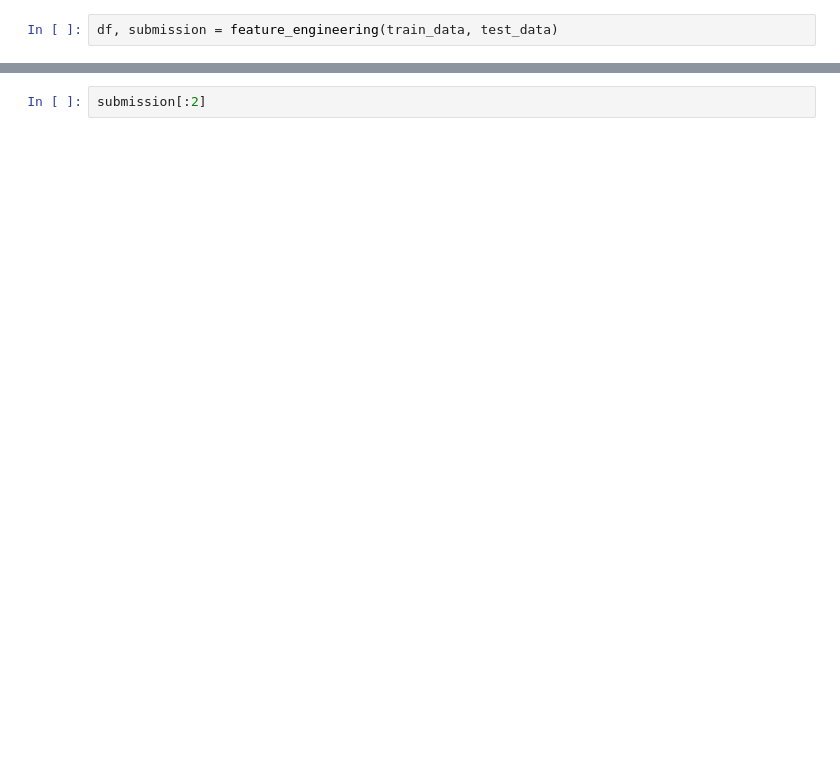
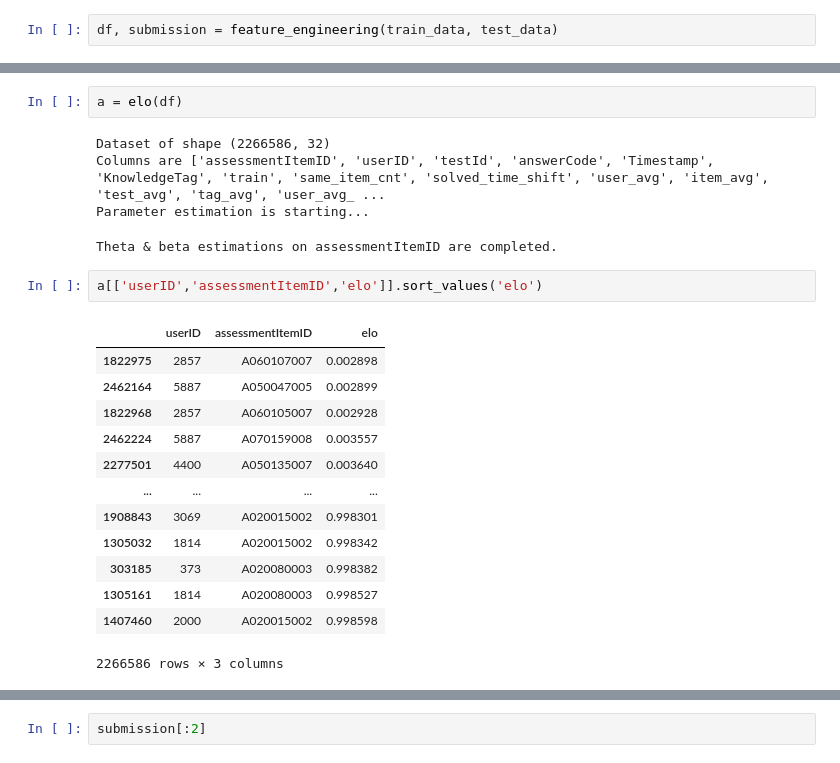
Before and after one commit to boostcampaitech4lv23recsys2/level2_dkt_recsys-level2-recsys-10, a Jupyter notebook: code/LGBMFE_mofified.ipynb, the cells around one changed output, grey strips where cells are left out. Saved outputs shown, nothing was run; the diff lists cells and outputs as text; blank space fills up the shorter version.

```diff
--- a/code/LGBMFE_mofified.ipynb
+++ b/code/LGBMFE_mofified.ipynb
@@ -199,0 +353,23 @@ df[:2]
+# %%
+a = elo(df)
+# %% [output]
+Dataset of shape (2266586, 32)
+Columns are ['assessmentItemID', 'userID', 'testId', 'answerCode', 'Timestamp', 'KnowledgeTag', 'train', 'same_item_cnt', 'solved_time_shift', 'user_avg', 'item_avg', 'test_avg', 'tag_avg', 'user_avg_ ...
+Parameter estimation is starting...
+Theta & beta estimations on assessmentItemID are completed.
+# %%
+a[['userID','assessmentItemID','elo']].sort_values('elo')
+# %% [output]
+|  | userID | assessmentItemID | elo |
+| 1822975 | 2857 | A060107007 | 0.002898 |
+| 2462164 | 5887 | A050047005 | 0.002899 |
+| 1822968 | 2857 | A060105007 | 0.002928 |
+| 2462224 | 5887 | A070159008 | 0.003557 |
+| 2277501 | 4400 | A050135007 | 0.003640 |
+| ... | ... | ... | ... |
+| 1908843 | 3069 | A020015002 | 0.998301 |
+| 1305032 | 1814 | A020015002 | 0.998342 |
+| 303185 | 373 | A020080003 | 0.998382 |
+| 1305161 | 1814 | A020080003 | 0.998527 |
+| 1407460 | 2000 | A020015002 | 0.998598 |
+2266586 rows × 3 columns
```
Also changed, not shown: parts of 21 cells of this notebook, 2 other files.
